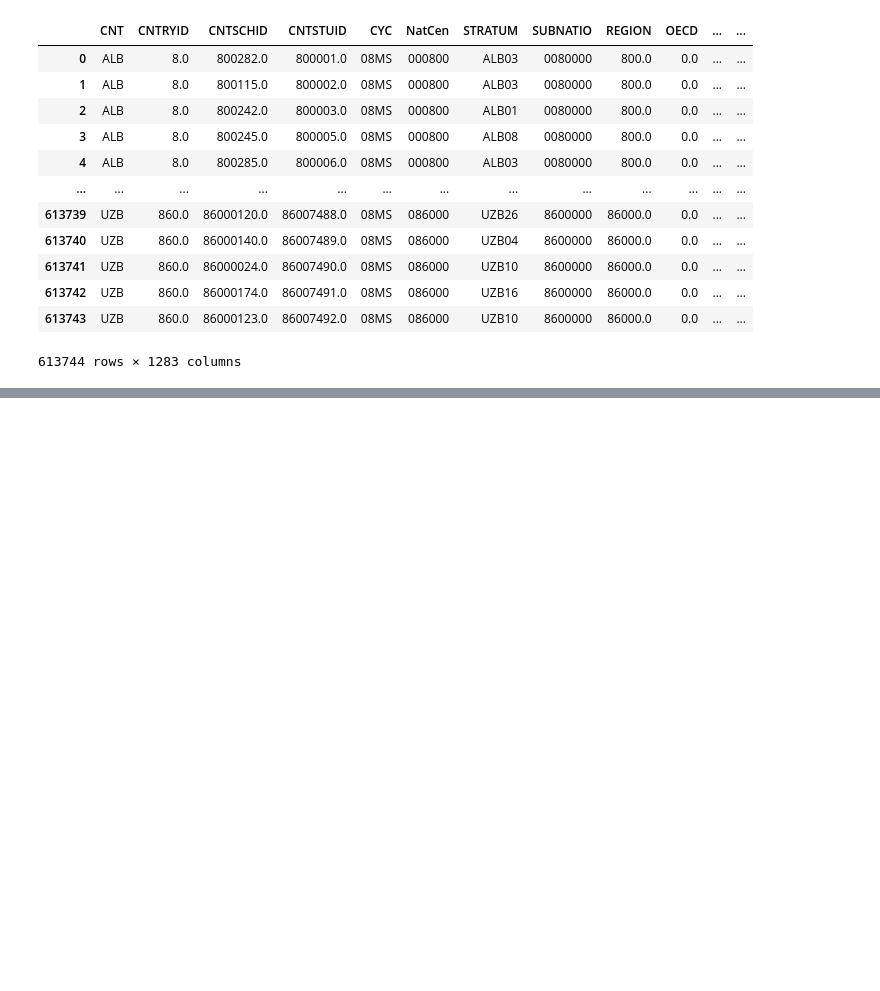
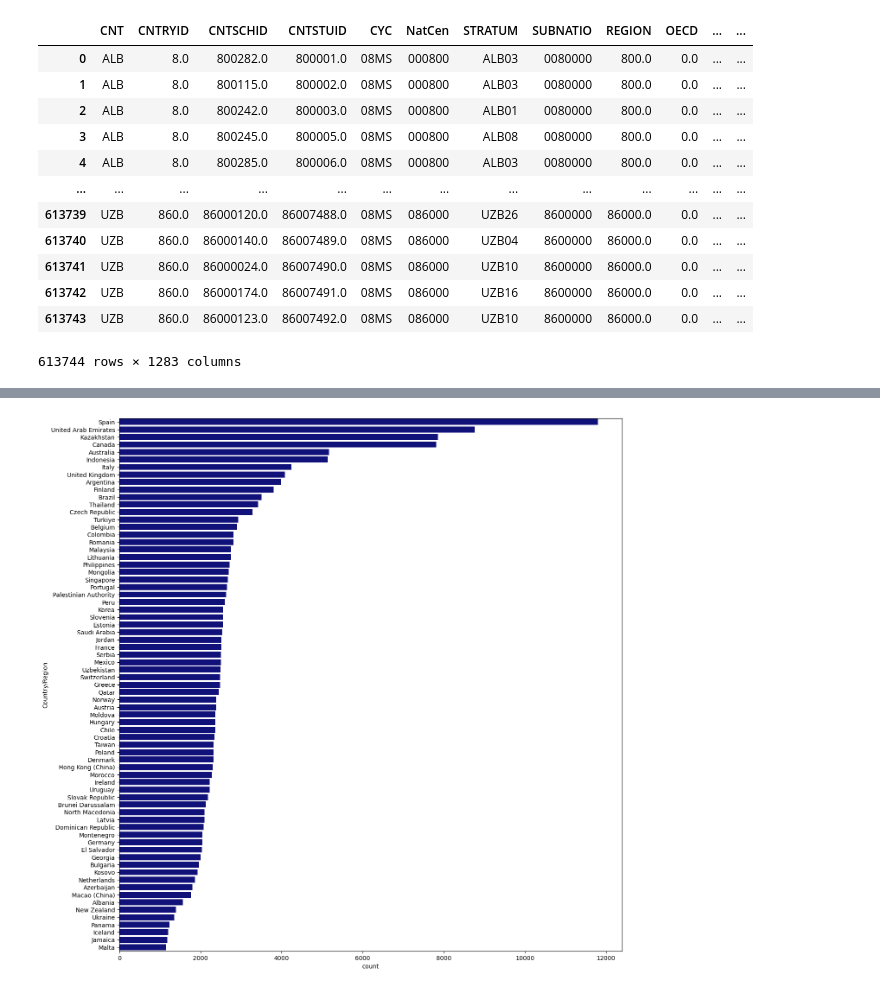
Before and after one commit to pattowen/pisatest2022analysis, a Jupyter notebook: Pisa2022-analyze.ipynb, the cells around one changed output, grey strips where cells are left out. Drawn from its saved outputs; the diff is of its cells as text; code cells hidden in the pictures; blank space fills up the shorter version.

Commit message:
add data

```diff
--- a/Pisa2022-analyze.ipynb
+++ b/Pisa2022-analyze.ipynb
@@ -349,0 +382,8 @@ pisa_df
+# %%
+pisa_analysis_df['OECD'].replace({0: 'NON-OECD', 1: 'OECD'}, inplace=True)
+pisa_analysis_df['Gender'].replace({1: 'Female', 2: 'Male'}, inplace=True)
+pisa_analysis_df['Smartphone_with_internet'].replace({1: 'Yes', 2: 'No'}, inplace=True)
+pisa_analysis_df['Internet_access'].replace({1: 'Yes', 2: 'No'}, inplace=True)
+pisa_analysis_df['Perseverance_Give_up_easily'].replace({'Strongly disagree': 'Strongly Disagree', 2: 'Disagree', 3: 'Neither agree nor disagree', 4: 'Agree', 5: 'Strongly Agree'}, inplace=True)
+pisa_analysis_df['Feel_lonely_at_school'].replace({1: 'Strongly Agree', 2: 'Agree', 3: 'Disagree', 'Strongly disagreeree': 'Strongly Disagree'}, inplace=True)
+pisa_analysis_df['Study_for_school_or_homework'].replace({1: '0 days', 2: '1 days', 3: '2 days', 4: '3 days', 5: '4 days', 6: '5 or more days'}, inplace=True)
@@ -349,0 +408,3 @@ pisa_df
+# %%
+df_pisa2022_final = pisa_analysis_df.dropna()
+df_pisa2022_final.shape
@@ -349,0 +435,3 @@ pisa_df
+# %%
+df_pisa2022_final['OECD'] = df_pisa2022_final.OECD.astype('category')
+df_pisa2022_final['OECD'].dtypes
@@ -349,0 +445,8 @@ pisa_df
+# %%
+df_pisa2022_final['Gender'] = df_pisa2022_final.Gender.astype('category')
+df_pisa2022_final['Student_Grade'] = df_pisa2022_final.Student_Grade.astype('float64')
+df_pisa2022_final['Perseverance_Give_up_easily'] = df_pisa2022_final.Perseverance_Give_up_easily.astype('category')
+df_pisa2022_final['Smartphone_with_internet'] = df_pisa2022_final.Smartphone_with_internet.astype('category')
+df_pisa2022_final['Internet_access'] = df_pisa2022_final.Internet_access.astype('category')
+df_pisa2022_final['Feel_lonely_at_school'] = df_pisa2022_final.Feel_lonely_at_school.astype('category')
+df_pisa2022_final['Study_for_school_or_homework'] = df_pisa2022_final.Study_for_school_or_homework.astype('category')
@@ -349,0 +491,5 @@ pisa_df
+# %%
+plt.figure(figsize=(15,16))
+sb.countplot(data=df_pisa2022_final, y= 'Country/Region', color='darkblue', order = df_pisa2022_final['Country/Region'].value_counts(ascending=False).index);
+# %% [output]
+[figure, added]
```
Also changed, not shown: parts of 40 cells of this notebook, 21 other files.
